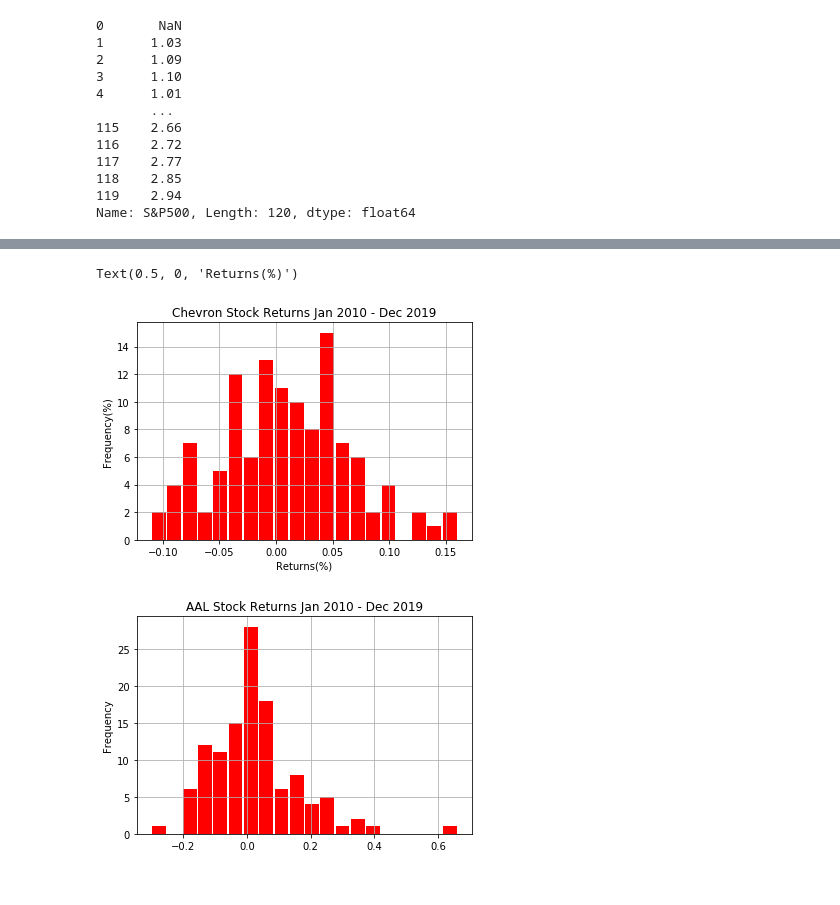
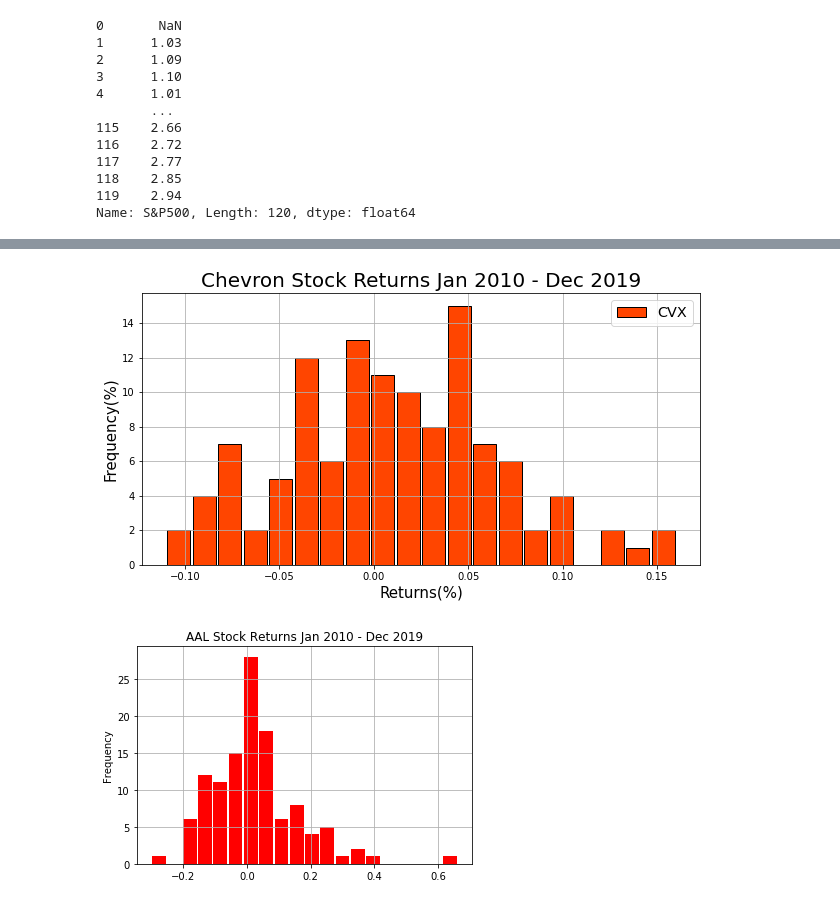
Before and after one commit to claybeaver/Group9_Project1, a Jupyter notebook: Final_notebook.ipynb, the cells around one changed output, grey strips where cells are left out. Saved outputs shown, nothing was run; the diff lists cells and outputs as text; code cells hidden in the pictures.

```diff
--- a/Final_notebook.ipynb
+++ b/Final_notebook.ipynb
@@ -208,8 +161,13 @@ round(sp500cumret,2)
 Name: S&P500, Length: 120, dtype: float64
 # %%
 #line plot of the cummulative returns of the stocks
-fig=plt.figure()
+rcParams['figure.figsize'] = 14, 8
+fig = plt.figure()
 ax1 = fig.add_axes([0.1,0.1,0.8,0.8])
+
+# cumret_plot = (sp500cumret,aalcumret,baccumret,costcumret,cvxcumret,clcumret,dalcumret,discumret,
+#                        jnjcumret,kocumret,mcdcumret,nflxcumret,pepcumret,pfecumret,pgcumret,sbuxcumret,
+#                        tcumret,wfccumret,wmtcumret,xomcumret)
 
 ax1.plot(sp500cumret)
 ax1.plot(aalcumret)
@@ -235,7 +193,9 @@ ax1.plot(wfccumret)
 ax1.plot(wmtcumret)
 ax1.plot(xomcumret)
 
-plt.xlabel("Months: Jan 2010 - Dec 2019")
-plt.ylabel("Returns(%)")
+plt.xlabel("Months: Jan 2010 - Dec 2019", size=15)
+plt.ylabel("Returns(%)", size=15)
+plt.title("Cummulative returns of all stocks", size=20)
+plt.show()
 #plt.savefig("Images/Cummulative.png")
 # %% [output]
@@ -244,6 +203,12 @@ Text(0, 0.5, 'Returns(%)')
 # %%
-fig=plt.figure()
+# Sample line of returns between PG vs S&P500
+rcParams['figure.figsize'] = 15, 5
+fig = plt.figure()
 ax1 = fig.add_axes([0.1,0.1,0.8,0.8])
 ax1.plot(pgcumret)
 ax1.plot(sp500cumret)
+plt.xlabel("Months: Jan 2010 - Dec 2019", size=15)
+plt.ylabel("Returns", size=15)
+plt.title('Returns: PG vs S&P500', size=20)
+plt.show()
 # %% [output]
@@ -283,0 +216,9 @@ Text(0, 0.5, 'Monthly Returns(%)')
+# %%
+# Sample line with CVX and XOM
+rcParams['figure.figsize'] = 15, 5
+returns_plot2 = returns_df[["CVX","XOM"]].plot()
+returns_plot2.legend(loc='best', borderaxespad=0.1, fontsize='x-large')
+plt.xlabel("Months: Jan2010 to Dec2019", size=15)
+plt.ylabel("Monthly Returns (%)", size=15)
+plt.title("Monthly Returns: CVX vs XOM", size=20)
+plt.show()
@@ -287,17 +230,18 @@ Text(0, 0.5, 'Monthly Returns(%)')
 #Bar = BarChart.plot(kind="bar",figsize=(10,5), title="Retunrs 5 stocks",
 #                                        color="green", fontsize=12 )
 # %%
-#Show the fluctuation in returns for one asset
-#returns_df["XOM"].plot.hist(grid=True, bins=20, rwidth=0.9, color="green")
+# Show the fluctuation in returns for one asset
 
-returns_df["CVX"].plot.hist(grid=True, bins=20, rwidth=0.9, color="red")
-plt.title("Chevron Stock Returns Jan 2010 - Dec 2019")
-plt.ylabel("Frequency(%)")
-plt.xlabel("Returns(%)")
+rcParams['figure.figsize'] = 10, 5
+returns_df["CVX"].plot.hist(grid=True, bins=20, rwidth=0.9, color='orangered', edgecolor='black')
+plt.title("Chevron Stock Returns Jan 2010 - Dec 2019", size=20)
+plt.legend(loc='upper right', fontsize='x-large')
+plt.ylabel("Frequency(%)", size=15)
+plt.xlabel("Returns(%)", size=15)
+plt.show()
 #plt.savefig("Images/CVXReturns.png")
 # %% [output]
-Text(0.5, 0, 'Returns(%)')
-[figure, old version]
+[figure, new version]
 # %%
 # Make plots for multiple data sets using iterrow method
 #Show the fluctuation in returns for one asset
```
Also changed, not shown: parts of 30 cells of this notebook.
